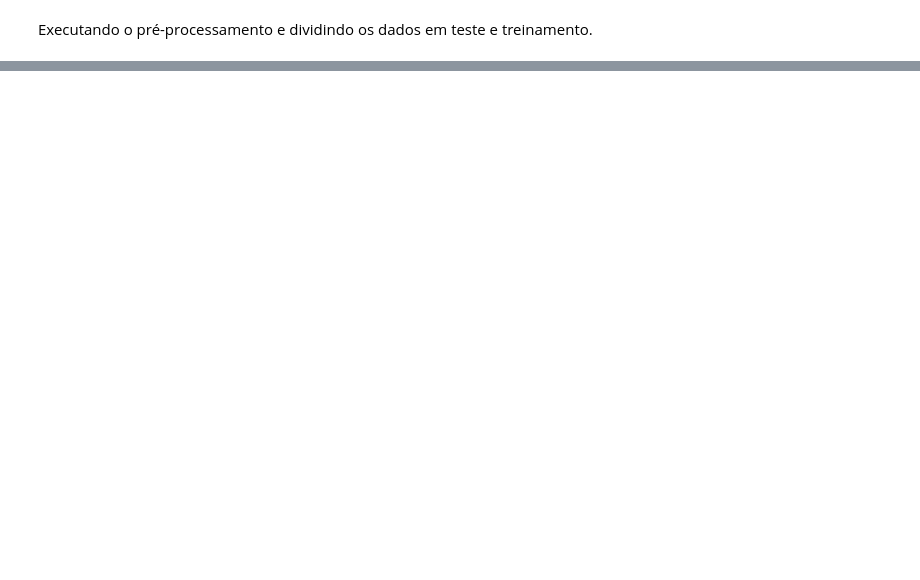
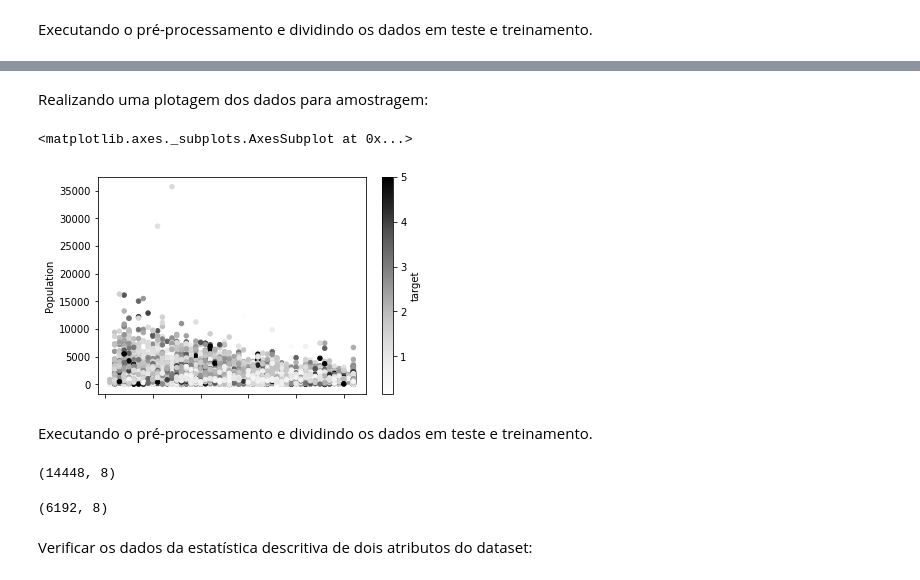
Before and after one commit to felipebmuniz/anlise-de-dados-TRB1, a Jupyter notebook: analise/estatisticaDescritivaCasos.ipynb, the cells around one changed output, grey strips where cells are left out. Saved outputs shown, nothing was run; the diff lists cells and outputs as text; code cells hidden in the pictures; blank space fills up the shorter version.

```diff
--- a/analise/estatisticaDescritivaCasos.ipynb
+++ b/analise/estatisticaDescritivaCasos.ipynb
@@ -1179,0 +677,3 @@ X_test.shape
+# %%
+dataset_california = fetch_california_housing()
+dataset_california.target[[10, 25, 50]]
@@ -1179,0 +692,2 @@ X_test.shape
+# %%
+dataset_california_df = pd.DataFrame(data=dataset_california.data, columns=dataset_california.feature_names)
@@ -1179,0 +712,2 @@ X_test.shape
+# %%
+dataset_california_df['target'] = dataset_california.target
@@ -1179,0 +723,9 @@ X_test.shape
+# %% [markdown]
+Realizando uma plotagem dos dados para amostragem:
+# %%
+dataset_california_df.plot.scatter('HouseAge', 'Population', c='target')
+# %% [output]
+<matplotlib.axes._subplots.AxesSubplot at 0x...>
+[figure, added]
+# %% [markdown]
+Executando o pré-processamento e dividindo os dados em teste e treinamento.
@@ -1179,0 +734,10 @@ X_test.shape
+# %%
+X_train.shape
+# %% [output]
+(14448, 8)
+# %%
+X_test.shape
+# %% [output]
+(6192, 8)
+# %% [markdown]
+Verificar os dados da estatística descritiva de dois atributos do dataset:
```
Also changed, not shown: parts of 422 cells of this notebook.
